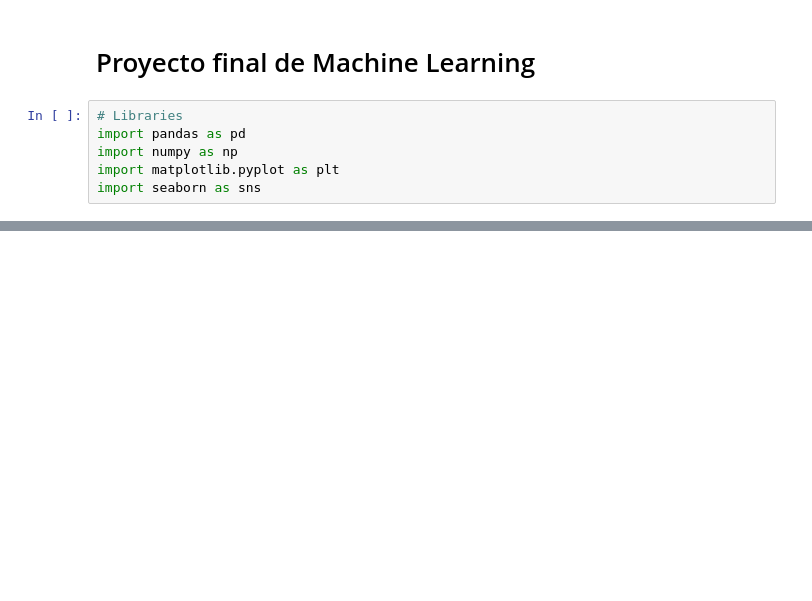
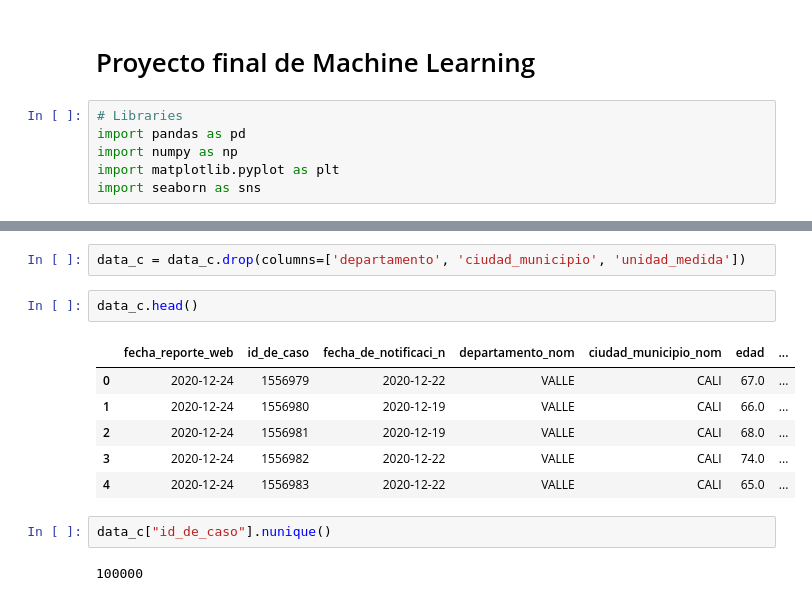
Before and after one commit to 4GeeksAcademy/remelop_Machine_Learning_Final_Project, a Jupyter notebook: src/Final_Project.ipynb, the cells around one changed output, grey strips where cells are left out. Saved outputs shown, nothing was run; the diff lists cells and outputs as text; blank space fills up the shorter version.

```diff
--- a/src/Final_Project.ipynb
+++ b/src/Final_Project.ipynb
@@ -32,0 +99,15 @@ results_df = pd.DataFrame.from_records(results)
+# %%
+data_c = data_c.drop(columns=['departamento', 'ciudad_municipio', 'unidad_medida'])
+# %%
+data_c.head()
+# %% [output]
+|  | fecha_reporte_web | id_de_caso | fecha_de_notificaci_n | departamento_nom | ciudad_municipio_nom | edad | ... |
+| 0 | 2020-12-24 | 1556979 | 2020-12-22 | VALLE | CALI | 67.0 | ... |
+| 1 | 2020-12-24 | 1556980 | 2020-12-19 | VALLE | CALI | 66.0 | ... |
+| 2 | 2020-12-24 | 1556981 | 2020-12-19 | VALLE | CALI | 68.0 | ... |
+| 3 | 2020-12-24 | 1556982 | 2020-12-22 | VALLE | CALI | 74.0 | ... |
+| 4 | 2020-12-24 | 1556983 | 2020-12-22 | VALLE | CALI | 65.0 | ... |
+# %%
+data_c["id_de_caso"].nunique()
+# %% [output]
+100000
```
Also changed, not shown: parts of 19 cells of this notebook.
